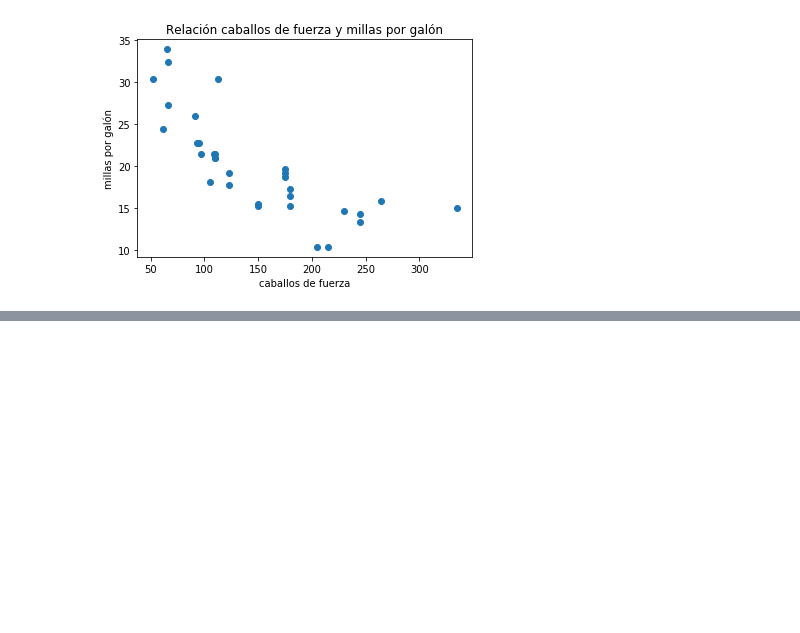
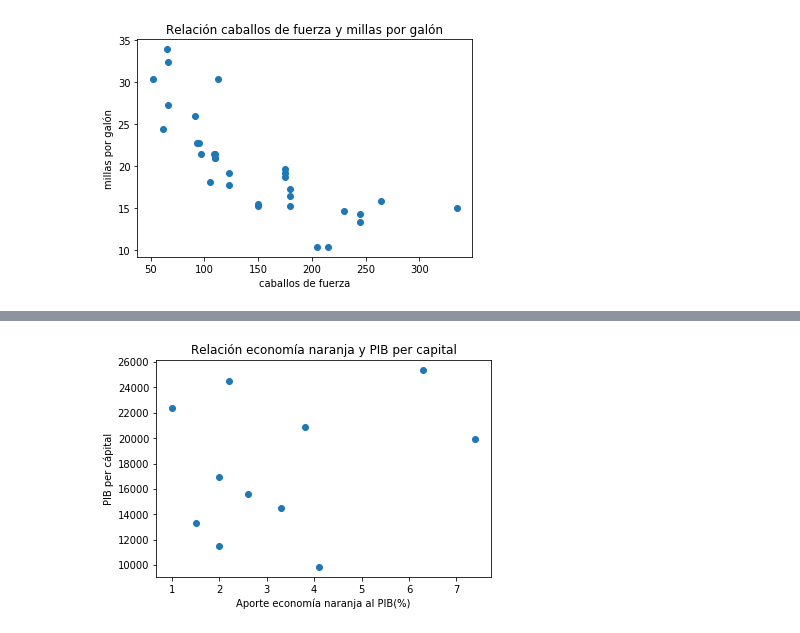
Before and after one commit to xgutierrez/Platzi-EconomiaNaranja, a Jupyter notebook: AnalsisDatos.ipynb, the cells around one changed output, grey strips where cells are left out. Drawn from its saved outputs; the diff is of its cells as text; code cells hidden in the pictures; blank space fills up the shorter version.

```diff
--- a/AnalsisDatos.ipynb
+++ b/AnalsisDatos.ipynb
@@ -228,0 +242,13 @@ plt.show()
+# %%
+# Scatter Plot
+
+x = orangeec['AporteEcNja']
+y = orangeec['GDP PC']
+
+plt.scatter(x,y)
+plt.title('Relación economía naranja y PIB per capital')
+plt.xlabel('Aporte economía naranja al PIB(%)')
+plt.ylabel('PIB per cápital')
+plt.show()
+# %% [output]
+[figure, added]
```
Also changed, not shown: parts of 4 cells of this notebook.
